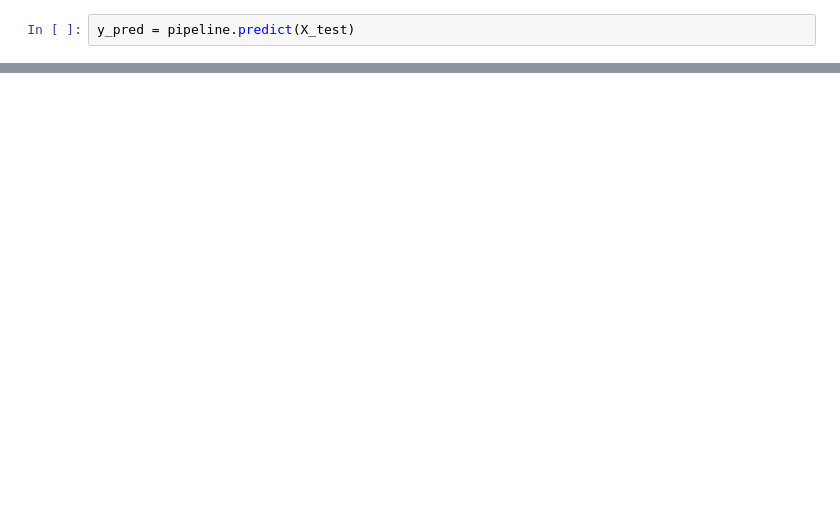
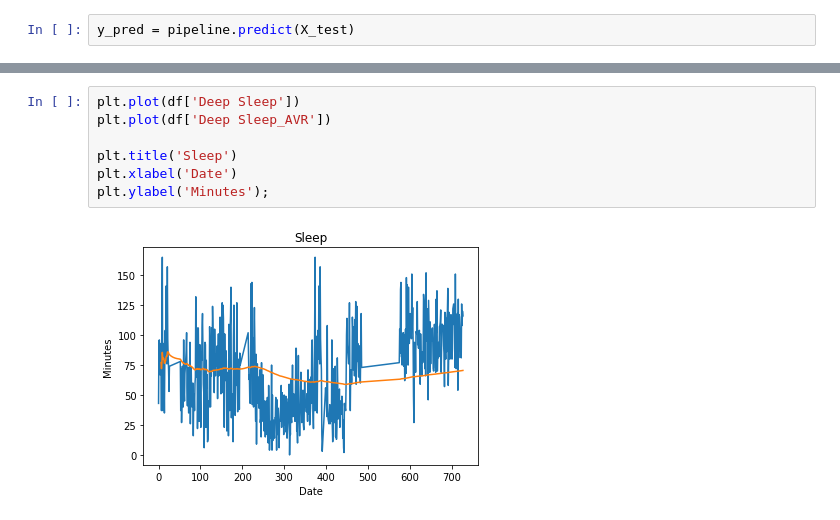
Before and after one commit to filchyboy/Personal_Health_Fitness, a Jupyter notebook: The_Daily.ipynb, the cells around one changed output, grey strips where cells are left out. Saved outputs shown, nothing was run; the diff lists cells and outputs as text; blank space fills up the shorter version.

```diff
--- a/The_Daily.ipynb
+++ b/The_Daily.ipynb
@@ -186,0 +254,9 @@ df['AHR'][538], df['AHR_PASS'][538], test['AHR'][538], X_test['AHR'][538], np.ar
+# %%
+plt.plot(df['Deep Sleep'])
+plt.plot(df['Deep Sleep_AVR'])
+
+plt.title('Sleep')
+plt.xlabel('Date')
+plt.ylabel('Minutes');
+# %% [output]
+[figure, added]
```
Also changed, not shown: parts of 45 cells of this notebook.
